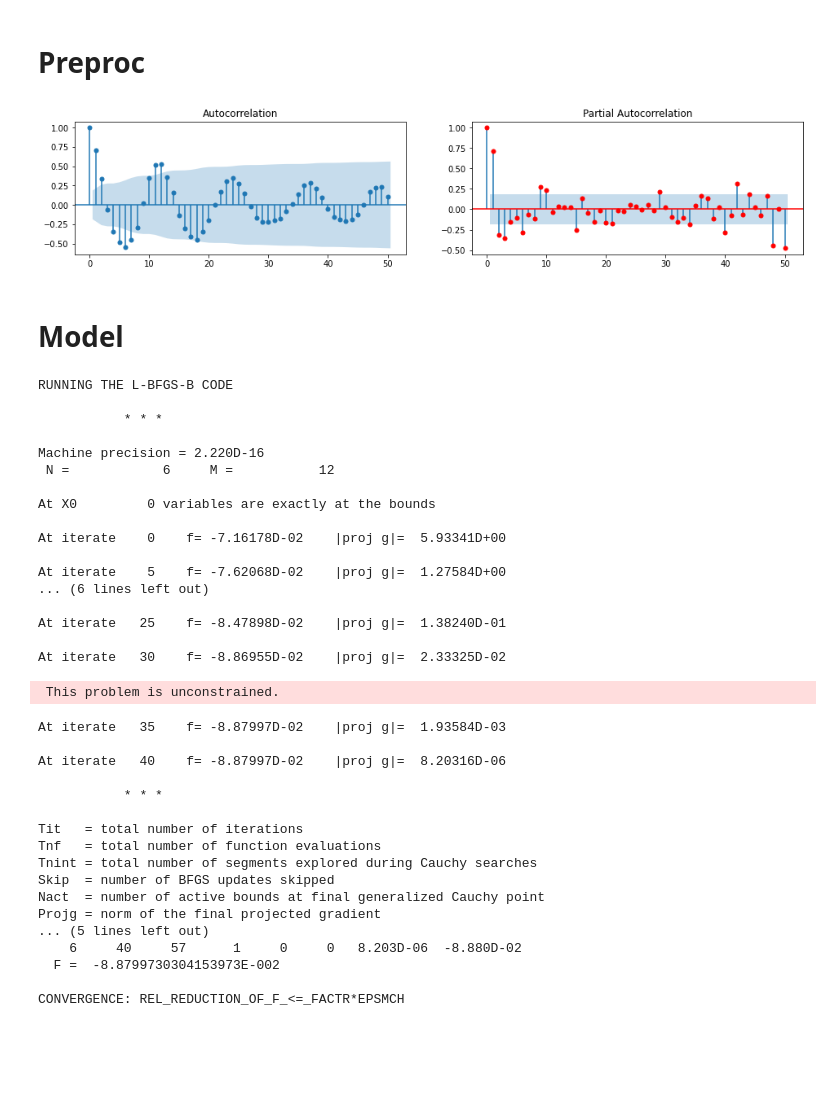
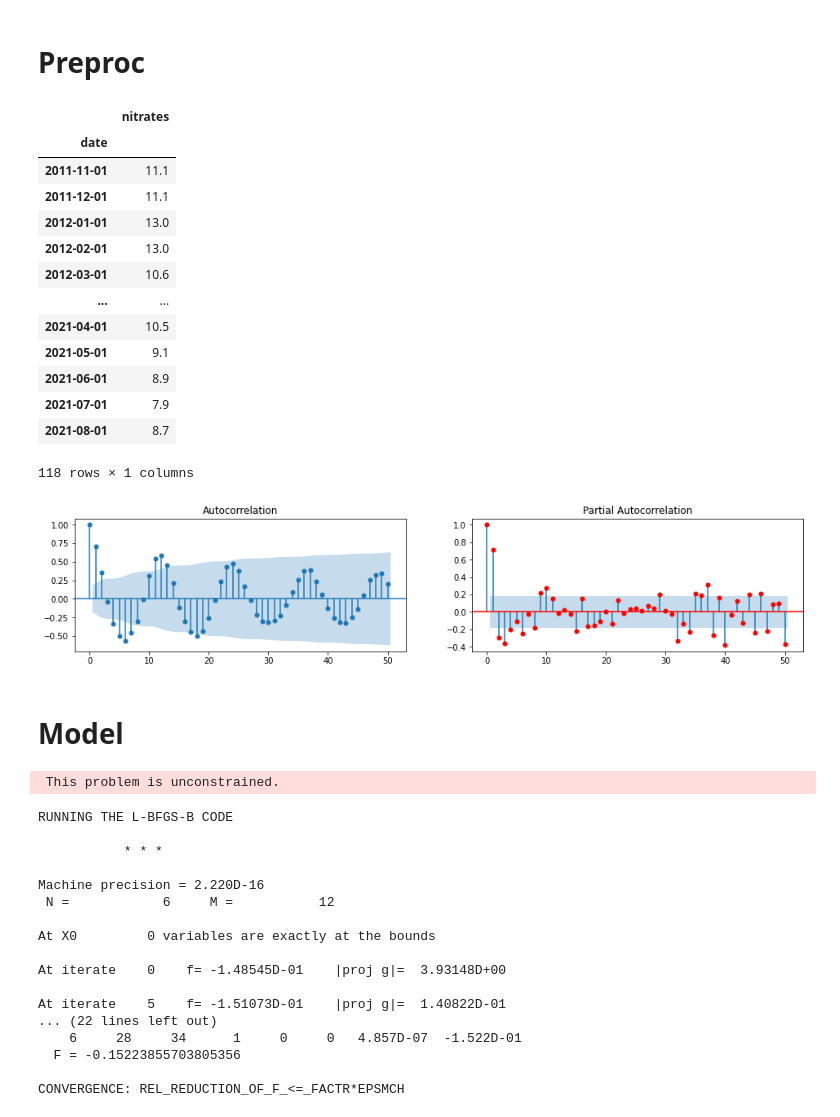
Before and after one commit to c-villalobos/water_pollution, a Jupyter notebook: notebooks/cristian/time_series/arima_1.ipynb, the cells around one changed output. Drawn from its saved outputs; the diff is of its cells as text; code cells hidden in the pictures; blank space fills up the shorter version.

```diff
--- a/notebooks/cristian/time_series/arima_1.ipynb
+++ b/notebooks/cristian/time_series/arima_1.ipynb
@@ -14,25 +14,41 @@ from statsmodels.tsa.arima_model import ARIMA
 import pmdarima as pm
 from statsmodels.tsa.statespace.sarimax import SARIMAX
 # %%
-df = pd.read_csv('../../raw_data/2011_2021_caluire_phys_v0.csv')
+df = pd.read_csv('../../../raw_data/2011_2021_caluire_phys_v0.csv')
 df = df[['DatePrel', '1340']]
 df['DatePrel'] = pd.to_datetime(df['DatePrel'])
 df['month'] = df['DatePrel'].dt.month
 df['year'] = df['DatePrel'].dt.year
 df.groupby(['year', 'month'], as_index = False).mean()
 df['date'] = pd.to_datetime(dict(year = df.year, month = df.month, day = 1), format = '%Y%m')
 df = df.drop(columns = ['DatePrel', 'month', 'year'])
 df = df.set_index('date')
 df = df.rename(columns = {'1340' : 'nitrates'})
 df = df.groupby(['date']).mean()
-#df.head(12)
+df = df.asfreq(freq = 'MS', method = 'pad')
+df
+# %% [output]
+|  | nitrates |
+| date |  |
+| 2011-11-01 | 11.1 |
+| 2011-12-01 | 11.1 |
+| 2012-01-01 | 13.0 |
+| 2012-02-01 | 13.0 |
+| 2012-03-01 | 10.6 |
+| ... | ... |
+| 2021-04-01 | 10.5 |
+| 2021-05-01 | 9.1 |
+| 2021-06-01 | 8.9 |
+| 2021-07-01 | 7.9 |
+| 2021-08-01 | 8.7 |
+118 rows × 1 columns
 # %%
 # ACF and PACF
 fig, axes = plt.subplots(1,2, figsize=(16,3))
 plot_acf(df.nitrates, lags=50, ax=axes[0]);
 plot_pacf(df.nitrates, lags=50, ax=axes[1], color='r');
 # %% [output]
-[figure, old version]
+[figure, new version]
 # %%
 result_mul = seasonal_decompose(df['nitrates'], model = 'multiplicative', period = 12)
 # %%
@@ -72,41 +88,24 @@ p, d, q = 3, 1, 2
 # %%
 arima = ARIMA(train, order=(p,d,q)).fit()
 # %% [output]
-RUNNING THE L-BFGS-B CODE
-
-           * * *
-
-Machine precision = 2.220D-16
- N =            6     M =           12
-
-At X0         0 variables are exactly at the bounds
-
-At iterate    0    f= -7.16178D-02    |proj g|=  5.93341D+00
-
-At iterate    5    f= -7.62068D-02    |proj g|=  1.27584D+00
-... (6 lines left out)
-
-At iterate   25    f= -8.47898D-02    |proj g|=  1.38240D-01
-
-At iterate   30    f= -8.86955D-02    |proj g|=  2.33325D-02
+ This problem is unconstrained.
- This problem is unconstrained.
+RUNNING THE L-BFGS-B CODE
+
+           * * *
+
+Machine precision = 2.220D-16
+ N =            6     M =           12
+
+At X0         0 variables are exactly at the bounds
+
+At iterate    0    f= -1.48545D-01    |proj g|=  3.93148D+00
+
+At iterate    5    f= -1.51073D-01    |proj g|=  1.40822D-01
+... (22 lines left out)
+    6     28     34      1     0     0   4.857D-07  -1.522D-01
+  F = -0.15223855703805356
+
+CONVERGENCE: REL_REDUCTION_OF_F_<=_FACTR*EPSMCH
-At iterate   35    f= -8.87997D-02    |proj g|=  1.93584D-03
-
-At iterate   40    f= -8.87997D-02    |proj g|=  8.20316D-06
-
-           * * *
-
-Tit   = total number of iterations
-Tnf   = total number of function evaluations
-Tnint = total number of segments explored during Cauchy searches
-Skip  = number of BFGS updates skipped
-Nact  = number of active bounds at final generalized Cauchy point
-Projg = norm of the final projected gradient
-... (5 lines left out)
-    6     40     57      1     0     0   8.203D-06  -8.880D-02
-  F =  -8.8799730304153973E-002
-
-CONVERGENCE: REL_REDUCTION_OF_F_<=_FACTR*EPSMCH
 # %%
 arima.summary()
 # %% [output]
```
Also changed, not shown: parts of 4 cells of this notebook, 4 other files.
